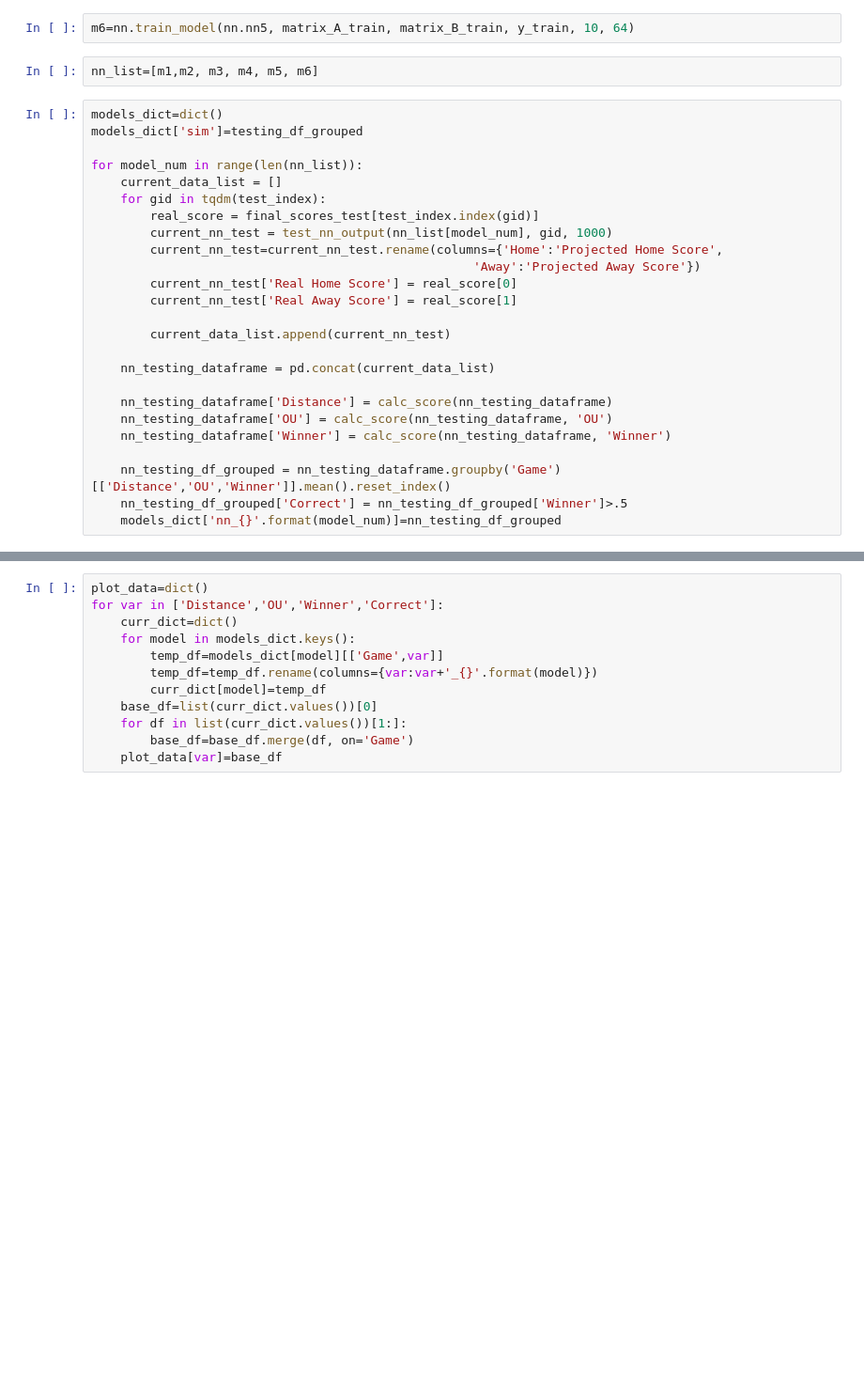
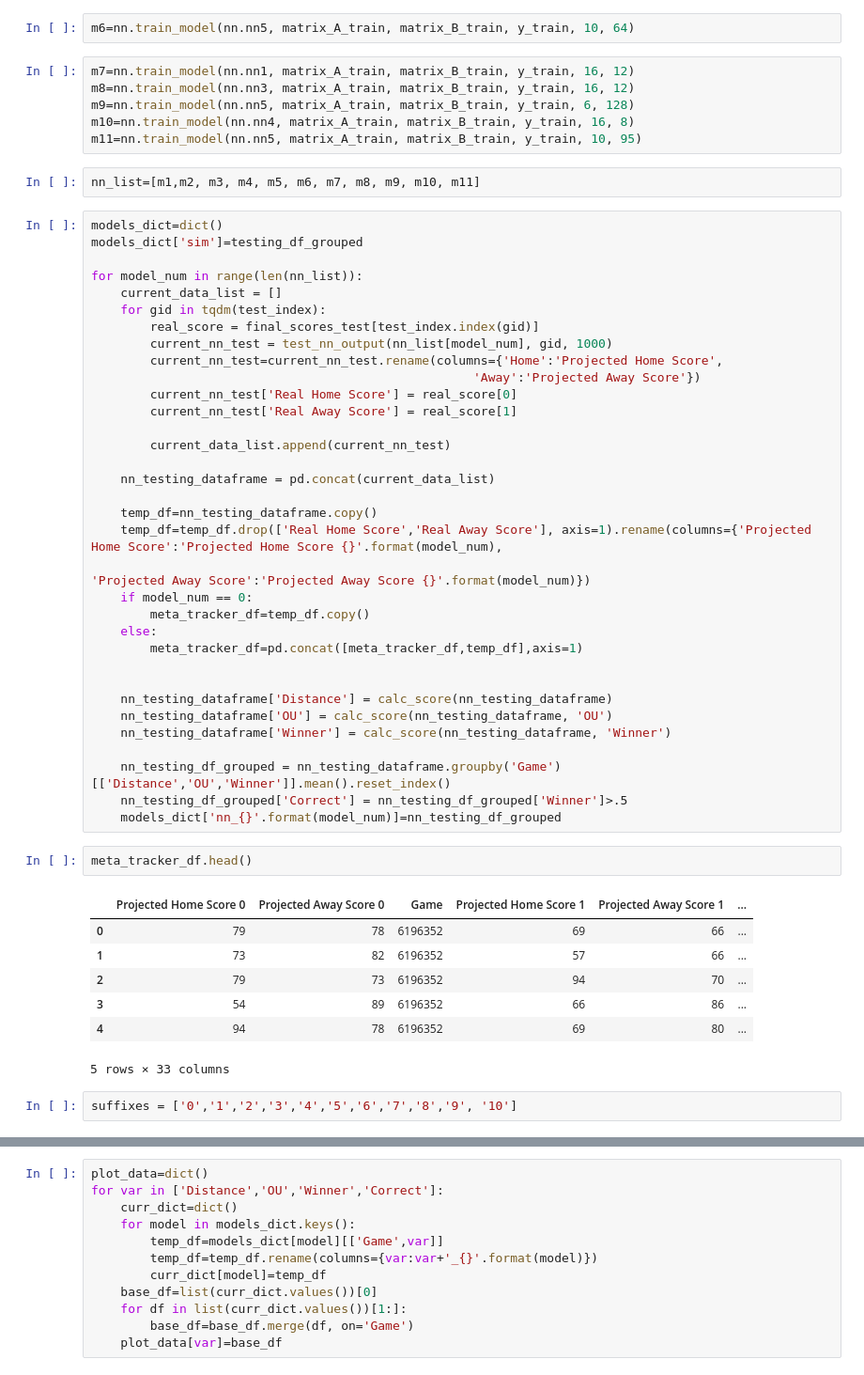
Before and after one commit to mdonahue263/NCAA_Markov, a Jupyter notebook: test_nns_against_regular_sim_v04.ipynb, the cells around one changed output, grey strips where cells are left out. Shown at 94% size. Drawn from its saved outputs; the diff is of its cells as text; blank space fills up the shorter version.

```diff
--- a/test_nns_against_regular_sim_v04.ipynb
+++ b/test_nns_against_regular_sim_v04.ipynb
@@ -222,8 +228,14 @@ m4=nn.train_model(nn.nn3, matrix_A_train, matrix_B_train, y_train, 10, 64)
 m5=nn.train_model(nn.nn4, matrix_A_train, matrix_B_train, y_train, 10, 64)
 # %%
 m6=nn.train_model(nn.nn5, matrix_A_train, matrix_B_train, y_train, 10, 64)
+# %%
+m7=nn.train_model(nn.nn1, matrix_A_train, matrix_B_train, y_train, 16, 12)
+m8=nn.train_model(nn.nn3, matrix_A_train, matrix_B_train, y_train, 16, 12)
+m9=nn.train_model(nn.nn5, matrix_A_train, matrix_B_train, y_train, 6, 128)
+m10=nn.train_model(nn.nn4, matrix_A_train, matrix_B_train, y_train, 16, 8)
+m11=nn.train_model(nn.nn5, matrix_A_train, matrix_B_train, y_train, 10, 95)
 # %%
-nn_list=[m1,m2, m3, m4, m5, m6]
+nn_list=[m1,m2, m3, m4, m5, m6, m7, m8, m9, m10, m11]
 # %%
 models_dict=dict()
 models_dict['sim']=testing_df_grouped
@@ -242,6 +254,15 @@ for model_num in range(len(nn_list)):
 
     nn_testing_dataframe = pd.concat(current_data_list)
 
+    temp_df=nn_testing_dataframe.copy()
+    temp_df=temp_df.drop(['Real Home Score','Real Away Score'], axis=1).rename(columns={'Projected Home Score':'Projected Home Score {}'.format(model_num),
+                                                                                                    'Projected Away Score':'Projected Away Score {}'.format(model_num)})
+    if model_num == 0:
+        meta_tracker_df=temp_df.copy()
+    else:
+        meta_tracker_df=pd.concat([meta_tracker_df,temp_df],axis=1)
+
+
     nn_testing_dataframe['Distance'] = calc_score(nn_testing_dataframe)
     nn_testing_dataframe['OU'] = calc_score(nn_testing_dataframe, 'OU')
     nn_testing_dataframe['Winner'] = calc_score(nn_testing_dataframe, 'Winner')
@@ -249,3 +270,15 @@ for model_num in range(len(nn_list)):
     nn_testing_df_grouped = nn_testing_dataframe.groupby('Game')[['Distance','OU','Winner']].mean().reset_index()
     nn_testing_df_grouped['Correct'] = nn_testing_df_grouped['Winner']>.5
     models_dict['nn_{}'.format(model_num)]=nn_testing_df_grouped
+# %%
+meta_tracker_df.head()
+# %% [output]
+|  | Projected Home Score 0 | Projected Away Score 0 | Game | Projected Home Score 1 | Projected Away Score 1 | ... |
+| 0 | 79 | 78 | 6196352 | 69 | 66 | ... |
+| 1 | 73 | 82 | 6196352 | 57 | 66 | ... |
+| 2 | 79 | 73 | 6196352 | 94 | 70 | ... |
+| 3 | 54 | 89 | 6196352 | 66 | 86 | ... |
+| 4 | 94 | 78 | 6196352 | 69 | 80 | ... |
+5 rows × 33 columns
+# %%
+suffixes = ['0','1','2','3','4','5','6','7','8','9', '10']
```
Also changed, not shown: parts of 25 cells of this notebook, 19 other files.
